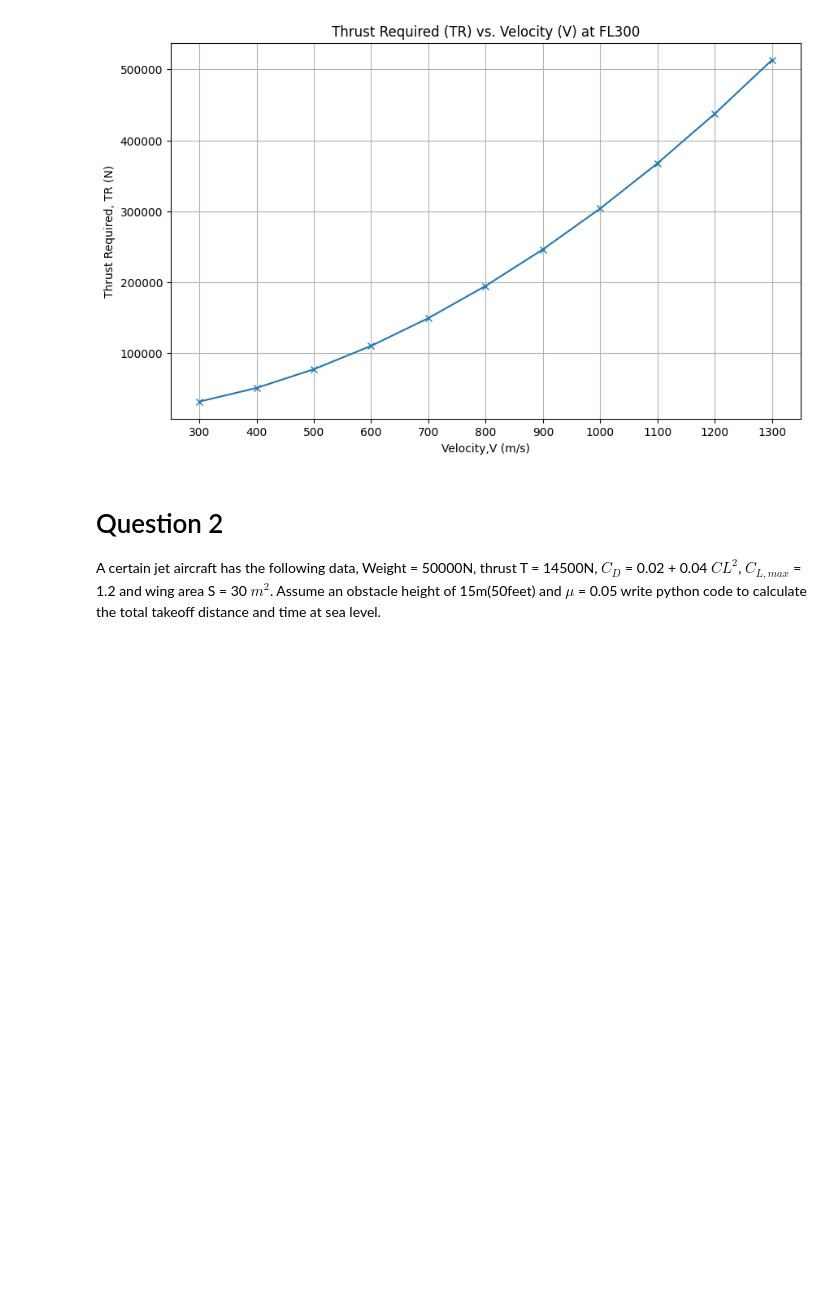
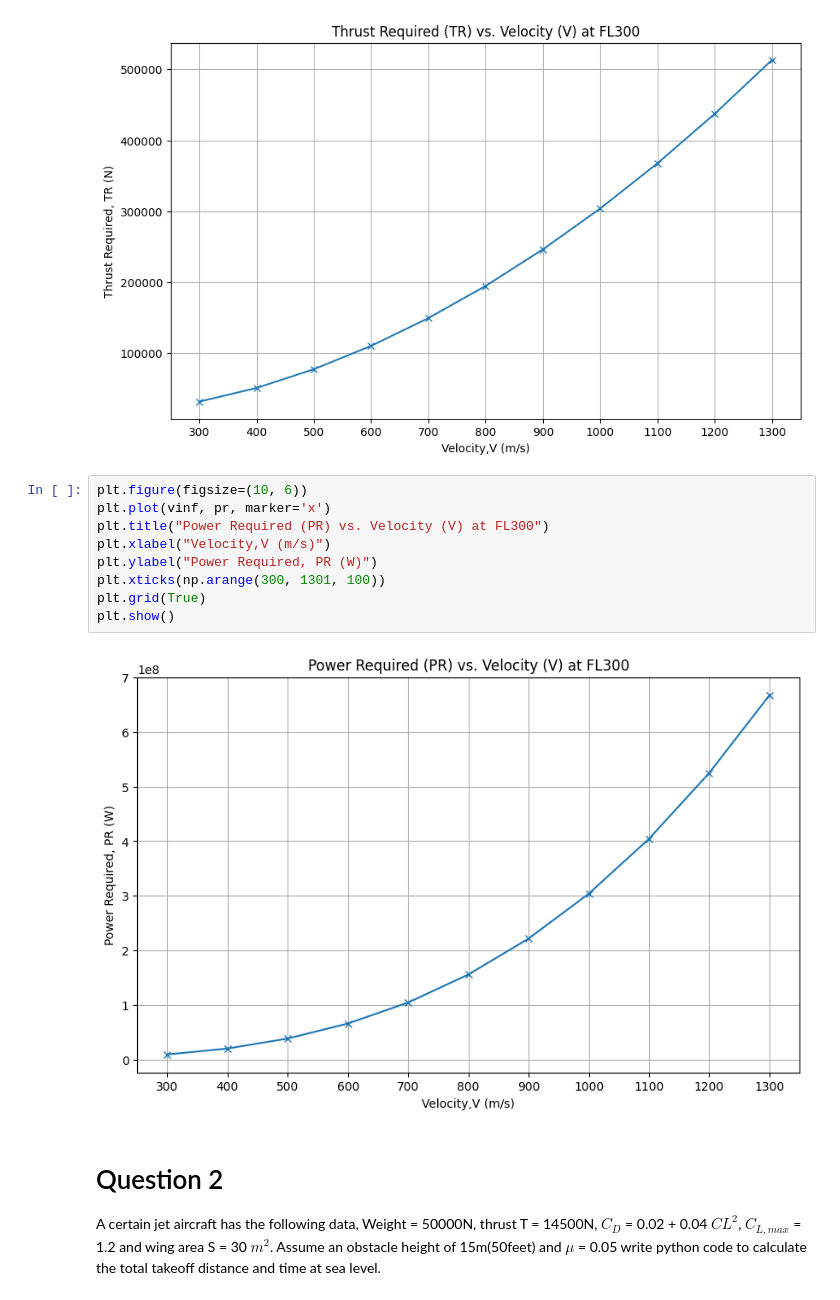
Before and after one commit to deltakiro/performance-assignment, a Jupyter notebook: performance.ipynb, the cells around one changed output. Cells and saved outputs as stored; diff of their text form; blank space fills up the shorter version.

```diff
--- a/performance.ipynb
+++ b/performance.ipynb
@@ -29,6 +29,17 @@ plt.grid(True)
 plt.show()
 # %% [output]
 [figure]
+# %%
+plt.figure(figsize=(10, 6))
+plt.plot(vinf, pr, marker='x')
+plt.title("Power Required (PR) vs. Velocity (V) at FL300")
+plt.xlabel("Velocity,V (m/s)")
+plt.ylabel("Power Required, PR (W)")
+plt.xticks(np.arange(300, 1301, 100))
+plt.grid(True)
+plt.show()
+# %% [output]
+[figure, added]
 # %% [markdown]
 # Question 2
 A certain jet aircraft has the following data, Weight = 50000N, thrust T = 14500N, $C_D$ = 0.02 + 0.04 $CL^2$, $C_{L,max}$ = 1.2 and wing area S = 30 $m^2$. Assume an obstacle height of 15m(50feet) and $\mu$ = 0.05 write python code to calculate the total takeoff distance and time at sea level.
```
Also changed, not shown: 3 other files.
